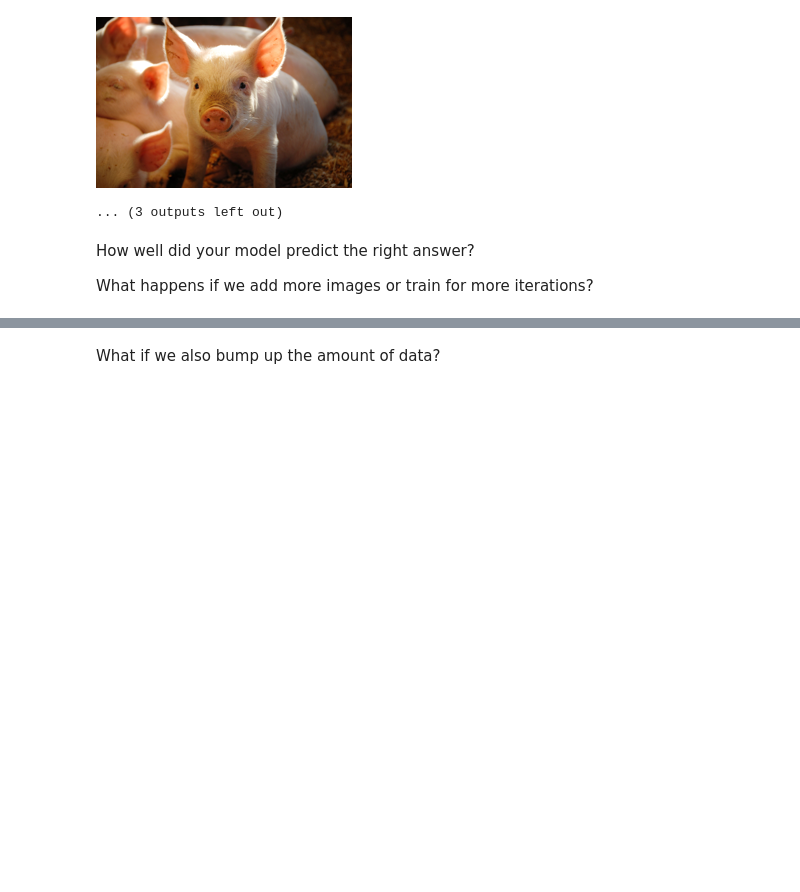
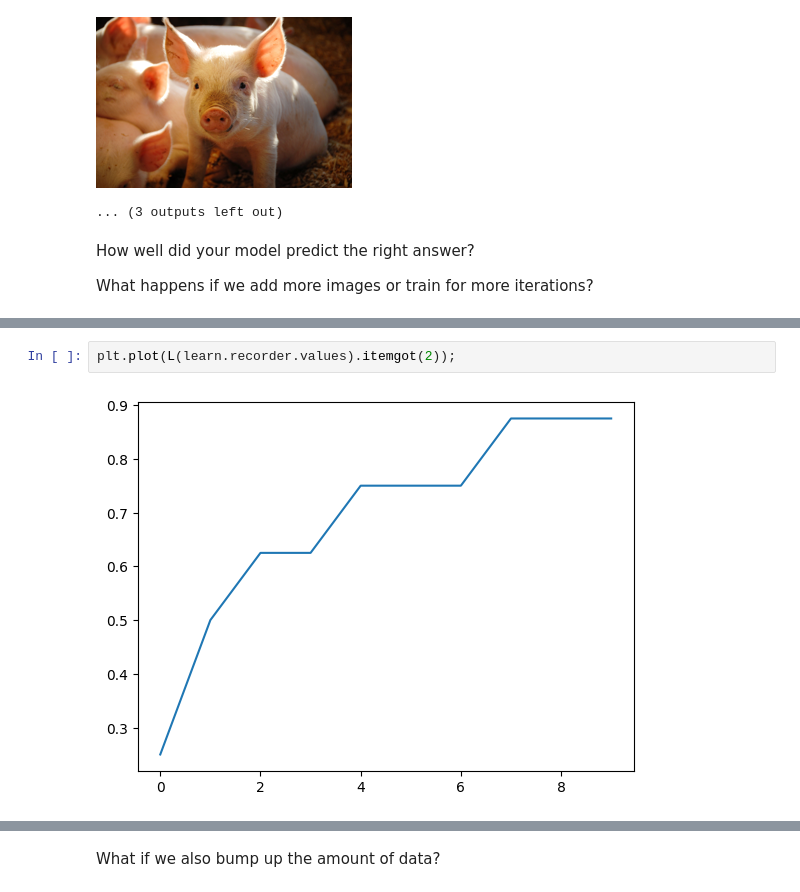
Before and after one commit to jewzaam/aiml-sandbox, a Jupyter notebook: blog-mnm.ipynb, the cells around one changed output, grey strips where cells are left out. Drawn from its saved outputs; the diff is of its cells as text; blank space fills up the shorter version.

```diff
--- a/blog-mnm.ipynb
+++ b/blog-mnm.ipynb
@@ -246,0 +257,4 @@ learn.fine_tune(10)
+# %%
+plt.plot(L(learn.recorder.values).itemgot(2));
+# %% [output]
+[figure, added]
```
Also changed, not shown: parts of 21 cells of this notebook.
